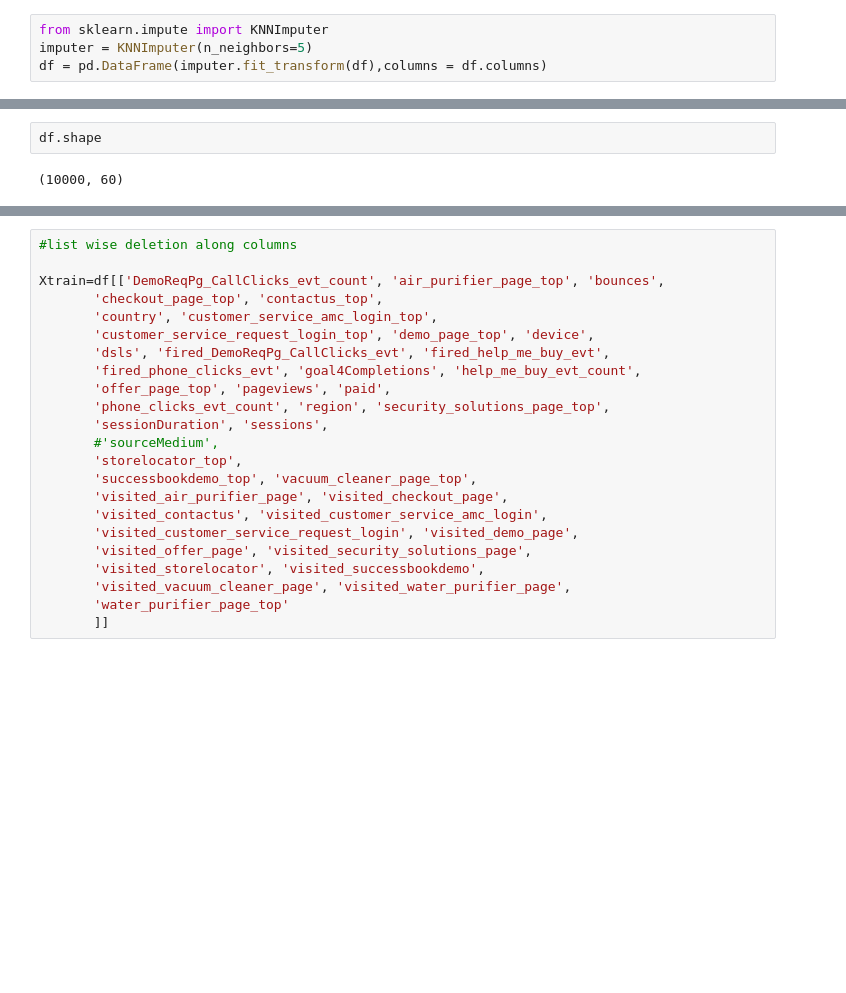
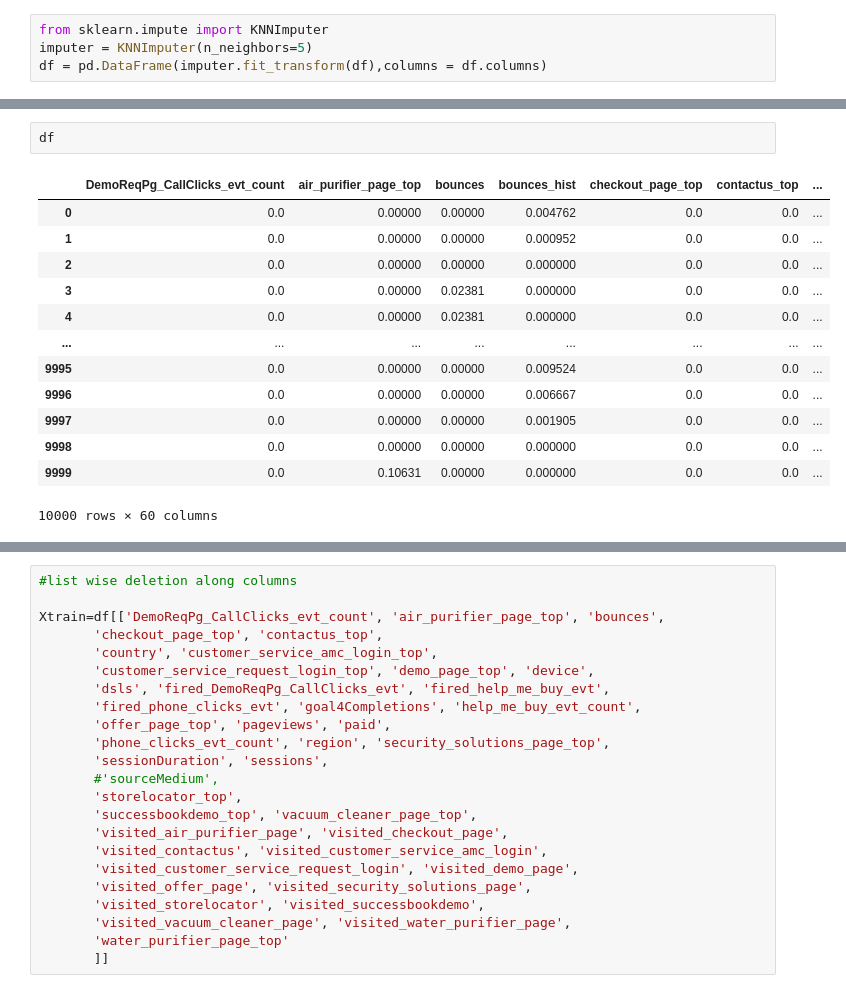
Before and after one commit to naveenrajan/Colab, a Jupyter notebook: qn4.ipynb, the cells around one changed output, grey strips where cells are left out. Cells and saved outputs as stored; diff of their text form; blank space fills up the shorter version.

```diff
--- a/qn4.ipynb
+++ b/qn4.ipynb
@@ -133,4 +133,16 @@ df.corr()
 # %%
-df.shape
+df
 # %% [output]
+|  | DemoReqPg_CallClicks_evt_count | air_purifier_page_top | bounces | bounces_hist | checkout_page_top | contactus_top | ... |
+| 0 | 0.0 | 0.00000 | 0.00000 | 0.004762 | 0.0 | 0.0 | ... |
+| 1 | 0.0 | 0.00000 | 0.00000 | 0.000952 | 0.0 | 0.0 | ... |
+| 2 | 0.0 | 0.00000 | 0.00000 | 0.000000 | 0.0 | 0.0 | ... |
+| 3 | 0.0 | 0.00000 | 0.02381 | 0.000000 | 0.0 | 0.0 | ... |
+| 4 | 0.0 | 0.00000 | 0.02381 | 0.000000 | 0.0 | 0.0 | ... |
+| ... | ... | ... | ... | ... | ... | ... | ... |
+| 9995 | 0.0 | 0.00000 | 0.00000 | 0.009524 | 0.0 | 0.0 | ... |
+| 9996 | 0.0 | 0.00000 | 0.00000 | 0.006667 | 0.0 | 0.0 | ... |
+| 9997 | 0.0 | 0.00000 | 0.00000 | 0.001905 | 0.0 | 0.0 | ... |
+| 9998 | 0.0 | 0.00000 | 0.00000 | 0.000000 | 0.0 | 0.0 | ... |
+| 9999 | 0.0 | 0.10631 | 0.00000 | 0.000000 | 0.0 | 0.0 | ... |
-(10000, 60)
+10000 rows × 60 columns
```
Also changed, not shown: parts of 13 cells of this notebook.
